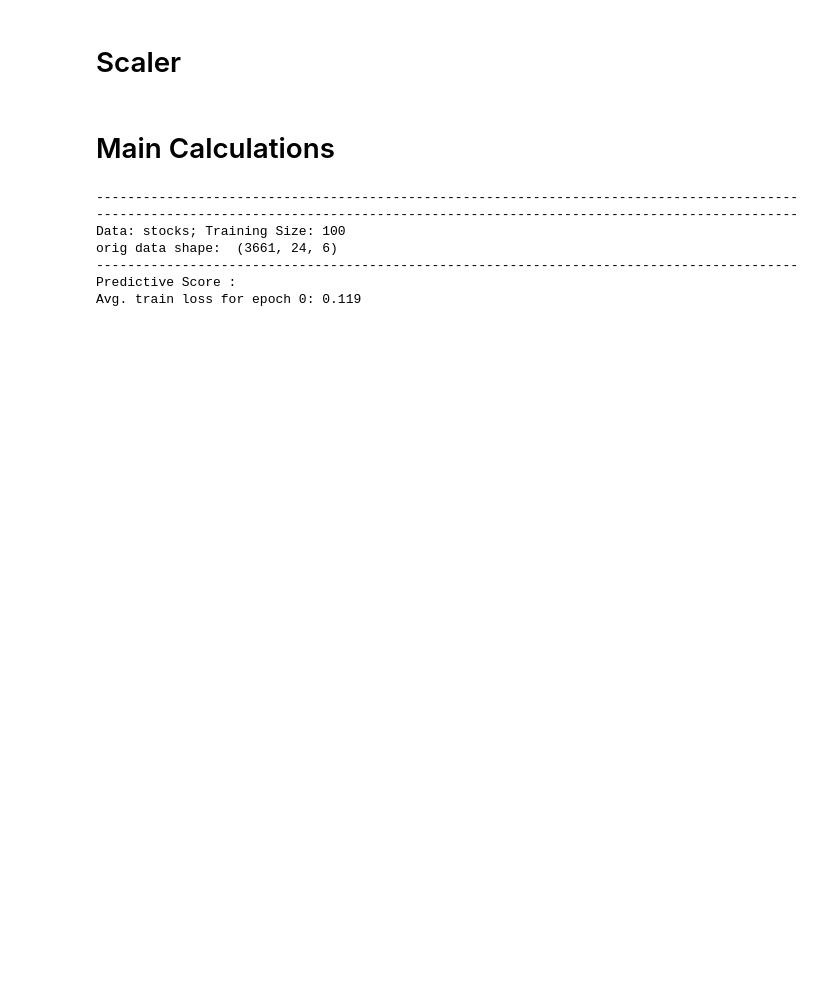
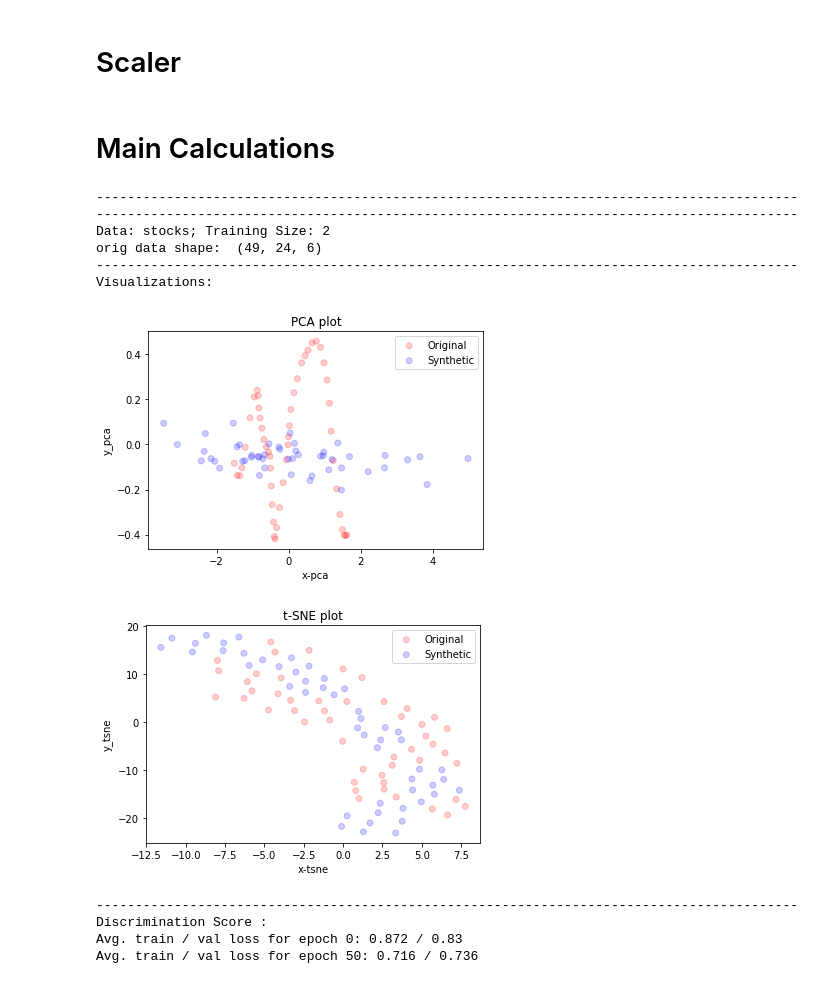
Before and after one commit to abudesai/syntheticdatagen, a Jupyter notebook: TimeGAN/abu_testing.ipynb, the cells around one changed output. Saved outputs shown, nothing was run; the diff lists cells and outputs as text; code cells hidden in the pictures; blank space fills up the shorter version.

```diff
--- a/TimeGAN/abu_testing.ipynb
+++ b/TimeGAN/abu_testing.ipynb
@@ -89,7 +89,7 @@ datasets = ['sine', 'stocks', 'air', 'energy']
 
 
 # custom selection
-training_sizes = [ 100 ]
+training_sizes = [ 2 ]
 datasets = ['stocks']
 
 for dataset in datasets:
@@ -122,38 +122,43 @@ for dataset in datasets:
         visualization(scaled_ori_data[0:scaled_gen_data.shape[0]], scaled_gen_data, 'pca')
         visualization(scaled_ori_data[0:scaled_gen_data.shape[0]], scaled_gen_data, 'tsne')
 
-            ---------------------------------------------------------------------------
+        #---------------------------------------------------------------------------
         print("-"*90); print('Discrimination Score :')
         discriminative_score = list()
         for tt in range(metric_iteration):
             temp_disc = discriminative_score_metrics(scaled_ori_data, scaled_gen_data,  epochs = 1000)
             discriminative_score.append(temp_disc)
             print("----------  disc iter: ", tt, 'score: ', temp_disc, '----------')
 
         print("-"*90); print('Discrimination Score :')
         print('Discriminative score: ' + str(np.round(np.mean(discriminative_score), 4)))
         print("Discriminative score CI: ", confidence_interval(discriminative_score)[1])
 
         #     ---------------------------------------------------------------------------
         print("-"*90); print('Predictive Score :')
         predictive_score = list()
         for tt in range(metric_iteration):
             temp_pred = predictive_score_metrics(scaled_ori_data, scaled_gen_data, epochs = 500)
             predictive_score.append(temp_pred)
             print("----------  pred iter: ", tt, 'score: ', temp_pred, '----------')
         print('Predictive score: ' + str(np.round(np.mean(predictive_score), 4)))
         print("Predictive score CI: ", confidence_interval(predictive_score)[1])
 
         print("\n")
         #     ---------------------------------------------------------------------------
 
 end = time.time()
 print(f"Total run time: {np.round((end - start)/60.0, 2)} minutes")
 # %% [output]
 ------------------------------------------------------------------------------------------
 ------------------------------------------------------------------------------------------
-Data: stocks; Training Size: 100
-orig data shape:  (3661, 24, 6)
+Data: stocks; Training Size: 2
+orig data shape:  (49, 24, 6)
 ------------------------------------------------------------------------------------------
-Predictive Score :
-Avg. train loss for epoch 0: 0.119
+Visualizations:
+[figure, added]
+[figure, added]
+------------------------------------------------------------------------------------------
+Discrimination Score :
+Avg. train / val loss for epoch 0: 0.872 / 0.83
+Avg. train / val loss for epoch 50: 0.716 / 0.736
```
Also changed, not shown: parts of 1 cell of this notebook, 1 other file.
